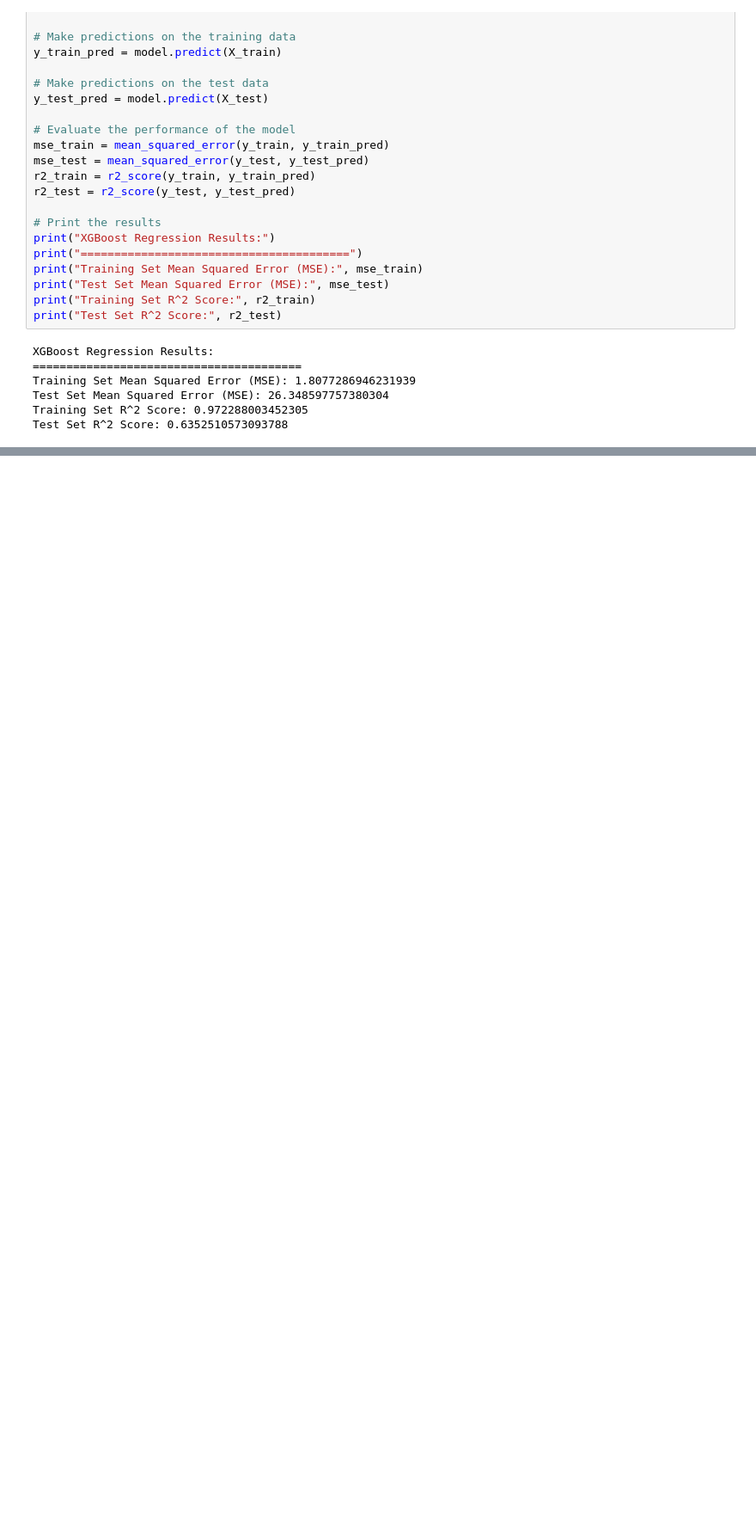
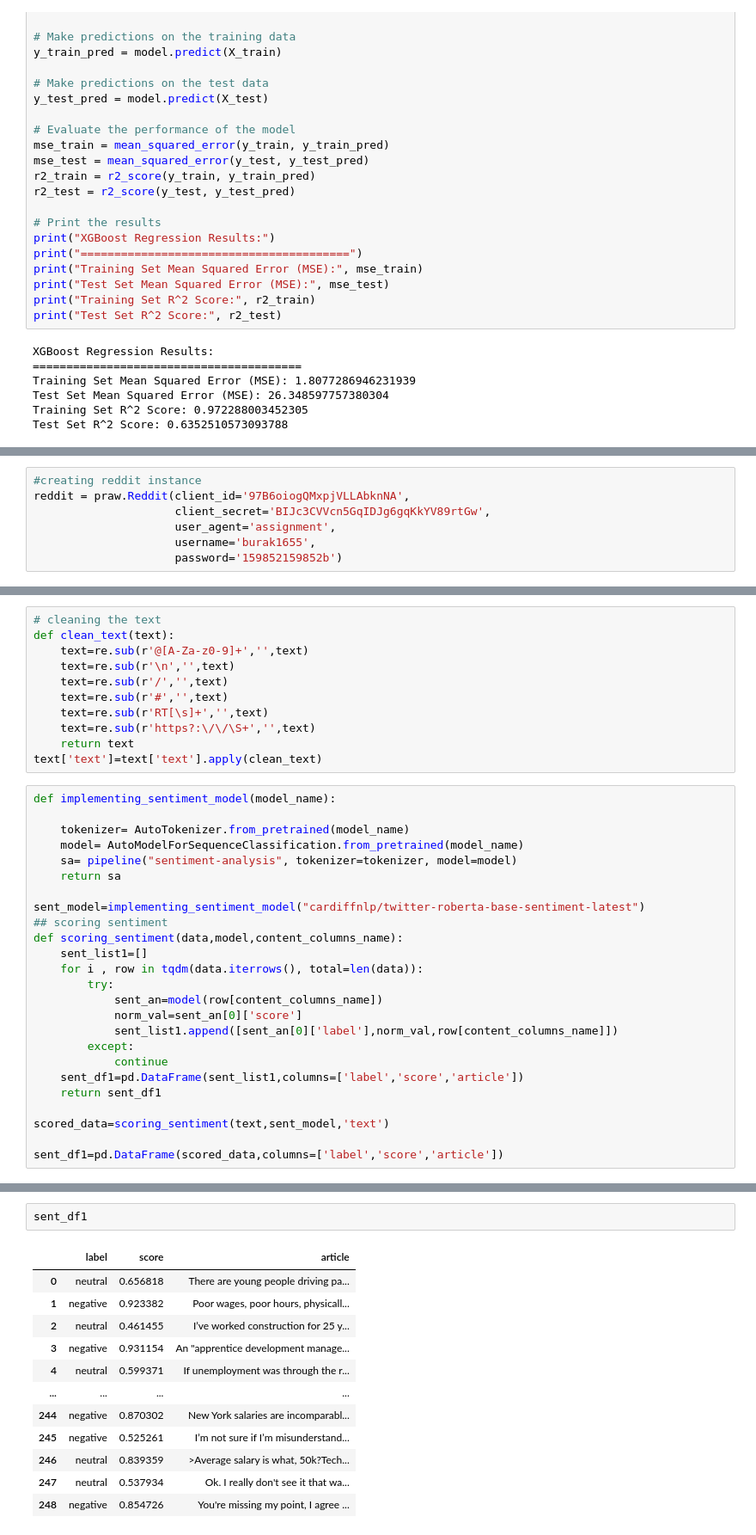
Before and after one commit to burakgulecyuz/assignment, a Jupyter notebook: assignment_2_code.ipynb, the cells around one changed output, grey strips where cells are left out. Shown: that part at 86% size. Drawn from its saved outputs; the diff is of its cells as text; blank space fills up the shorter version.

```diff
--- a/assignment_2_code.ipynb
+++ b/assignment_2_code.ipynb
@@ -718,0 +889,7 @@ Mean Squared Error (MSE): 51.44985499141607
+# %%
+#creating reddit instance
+reddit = praw.Reddit(client_id='97B6oiogQMxpjVLLAbknNA',
+                     client_secret='BIJc3CVVcn5GqIDJg6gqKkYV89rtGw',
+                     user_agent='assignment',
+                     username='burak1655',
+                     password='159852159852b')
@@ -718,0 +1127,36 @@ Mean Squared Error (MSE): 51.44985499141607
+# %%
+# cleaning the text
+def clean_text(text):
+    text=re.sub(r'@[A-Za-z0-9]+','',text)
+    text=re.sub(r'\n','',text)
+    text=re.sub(r'/','',text)
+    text=re.sub(r'#','',text)
+    text=re.sub(r'RT[\s]+','',text)
+    text=re.sub(r'https?:\/\/\S+','',text)
+    return text
+text['text']=text['text'].apply(clean_text)
+# %%
+def implementing_sentiment_model(model_name):
+
+    tokenizer= AutoTokenizer.from_pretrained(model_name)
+    model= AutoModelForSequenceClassification.from_pretrained(model_name)
+    sa= pipeline("sentiment-analysis", tokenizer=tokenizer, model=model)
+    return sa
+
+sent_model=implementing_sentiment_model("cardiffnlp/twitter-roberta-base-sentiment-latest")
+## scoring sentiment
+def scoring_sentiment(data,model,content_columns_name):
+    sent_list1=[]
+    for i , row in tqdm(data.iterrows(), total=len(data)):
+        try:
+            sent_an=model(row[content_columns_name])
+            norm_val=sent_an[0]['score']
+            sent_list1.append([sent_an[0]['label'],norm_val,row[content_columns_name]])
+        except:
+            continue
+    sent_df1=pd.DataFrame(sent_list1,columns=['label','score','article'])
+    return sent_df1
+
+scored_data=scoring_sentiment(text,sent_model,'text')
+
+sent_df1=pd.DataFrame(scored_data,columns=['label','score','article'])
@@ -718,0 +1167,15 @@ Mean Squared Error (MSE): 51.44985499141607
+# %%
+sent_df1
+# %% [output]
+|  | label | score | article |
+| 0 | neutral | 0.656818 | There are young people driving pa... |
+| 1 | negative | 0.923382 | Poor wages, poor hours, physicall... |
+| 2 | neutral | 0.461455 | I’ve worked construction for 25 y... |
+| 3 | negative | 0.931154 | An "apprentice development manage... |
+| 4 | neutral | 0.599371 | If unemployment was through the r... |
+| ... | ... | ... | ... |
+| 244 | negative | 0.870302 | New York salaries are incomparabl... |
+| 245 | negative | 0.525261 | I’m not sure if I’m misunderstand... |
+| 246 | neutral | 0.839359 | >Average salary is what, 50k?Tech... |
+| 247 | neutral | 0.537934 | Ok. I really don't see it that wa... |
+| 248 | negative | 0.854726 | You're missing my point, I agree ... |
```
Also changed, not shown: parts of 50 cells of this notebook.
